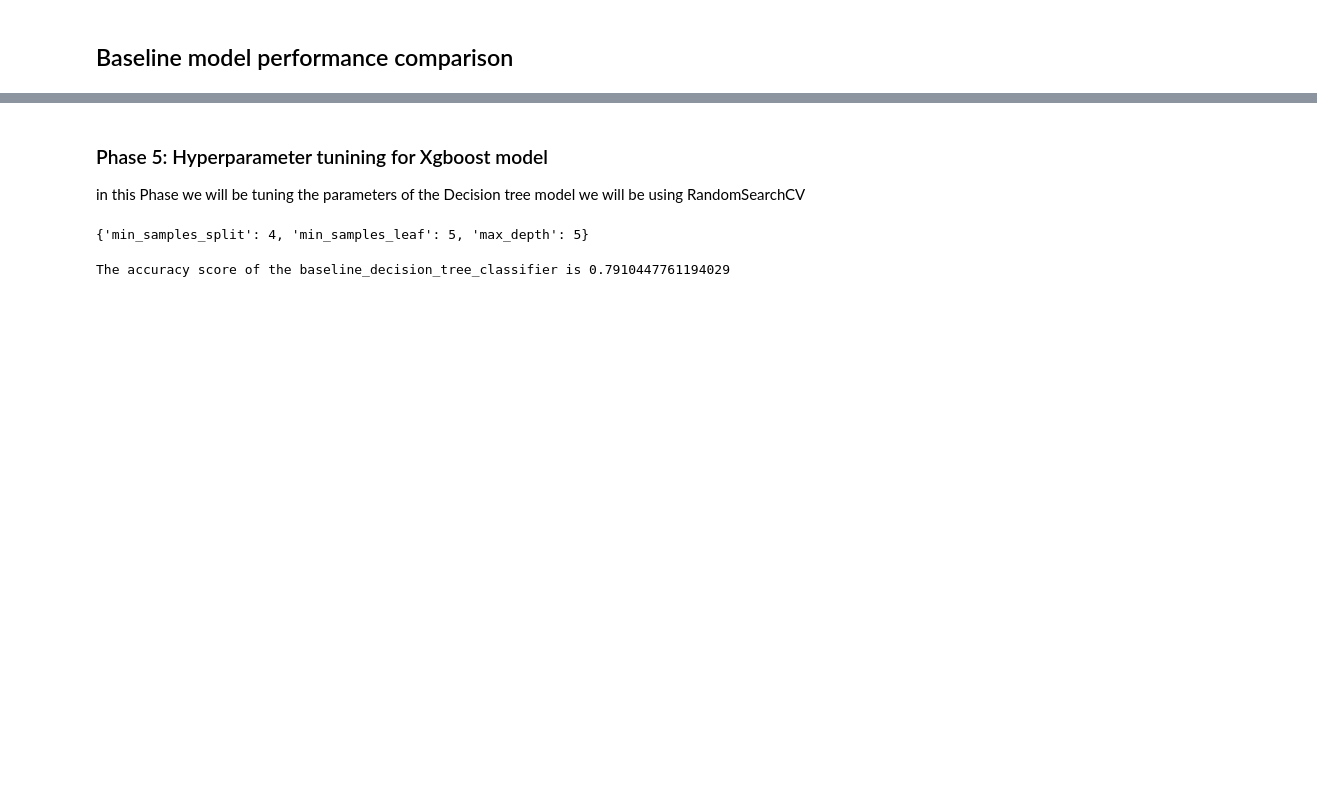
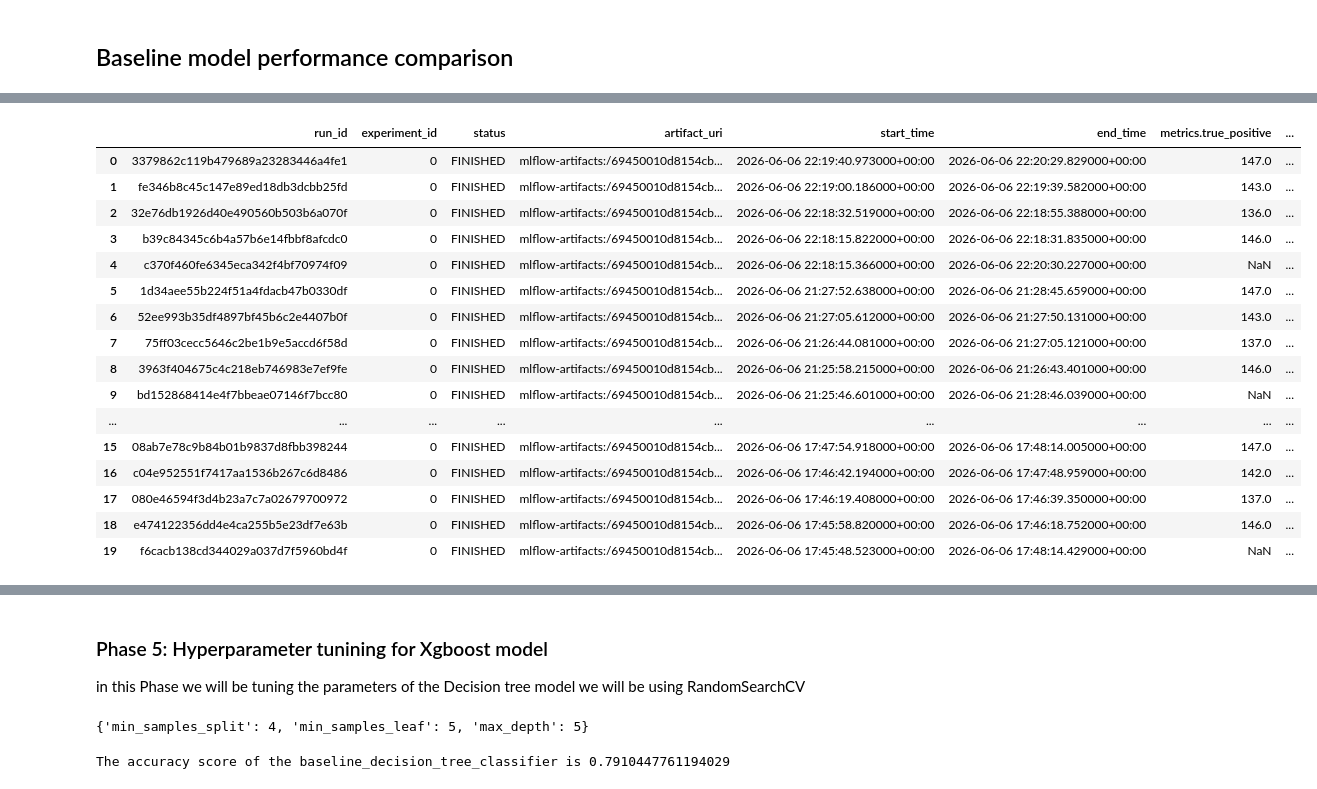
Before and after one commit to metrosmash/analystlab-africa-ml-projects, a Jupyter notebook: week_5/week5-analystlab-titanic-noteboook.ipynb, the cells around one changed output, grey strips where cells are left out. Cells and saved outputs as stored; diff of their text form; code cells hidden in the pictures; blank space fills up the shorter version.

```diff
--- a/week_5/week5-analystlab-titanic-noteboook.ipynb
+++ b/week_5/week5-analystlab-titanic-noteboook.ipynb
@@ -636,3 +642,23 @@ the data was feature engineered with linear models in mind but with some hyper p
 
 #### True negative comparision per model (Scatterplot)
 ![True negative comparison image ](https://res.cloudinary.com/dvcojf8da/image/upload/v1780778724/tn_per_m_vhujnx.png)
+# %%
+mlflow.search_runs()
+# %% [output]
+|  | run_id | experiment_id | status | artifact_uri | start_time | end_time | metrics.true_positive | ... |
+| 0 | 3379862c119b479689a23283446a4fe1 | 0 | FINISHED | mlflow-artifacts:/69450010d8154cb... | 2026-06-06 22:19:40.973000+00:00 | 2026-06-06 22:20:29.829000+00:00 | 147.0 | ... |
+| 1 | fe346b8c45c147e89ed18db3dcbb25fd | 0 | FINISHED | mlflow-artifacts:/69450010d8154cb... | 2026-06-06 22:19:00.186000+00:00 | 2026-06-06 22:19:39.582000+00:00 | 143.0 | ... |
+| 2 | 32e76db1926d40e490560b503b6a070f | 0 | FINISHED | mlflow-artifacts:/69450010d8154cb... | 2026-06-06 22:18:32.519000+00:00 | 2026-06-06 22:18:55.388000+00:00 | 136.0 | ... |
+| 3 | b39c84345c6b4a57b6e14fbbf8afcdc0 | 0 | FINISHED | mlflow-artifacts:/69450010d8154cb... | 2026-06-06 22:18:15.822000+00:00 | 2026-06-06 22:18:31.835000+00:00 | 146.0 | ... |
+| 4 | c370f460fe6345eca342f4bf70974f09 | 0 | FINISHED | mlflow-artifacts:/69450010d8154cb... | 2026-06-06 22:18:15.366000+00:00 | 2026-06-06 22:20:30.227000+00:00 | NaN | ... |
+| 5 | 1d34aee55b224f51a4fdacb47b0330df | 0 | FINISHED | mlflow-artifacts:/69450010d8154cb... | 2026-06-06 21:27:52.638000+00:00 | 2026-06-06 21:28:45.659000+00:00 | 147.0 | ... |
+| 6 | 52ee993b35df4897bf45b6c2e4407b0f | 0 | FINISHED | mlflow-artifacts:/69450010d8154cb... | 2026-06-06 21:27:05.612000+00:00 | 2026-06-06 21:27:50.131000+00:00 | 143.0 | ... |
+| 7 | 75ff03cecc5646c2be1b9e5accd6f58d | 0 | FINISHED | mlflow-artifacts:/69450010d8154cb... | 2026-06-06 21:26:44.081000+00:00 | 2026-06-06 21:27:05.121000+00:00 | 137.0 | ... |
+| 8 | 3963f404675c4c218eb746983e7ef9fe | 0 | FINISHED | mlflow-artifacts:/69450010d8154cb... | 2026-06-06 21:25:58.215000+00:00 | 2026-06-06 21:26:43.401000+00:00 | 146.0 | ... |
+| 9 | bd152868414e4f7bbeae07146f7bcc80 | 0 | FINISHED | mlflow-artifacts:/69450010d8154cb... | 2026-06-06 21:25:46.601000+00:00 | 2026-06-06 21:28:46.039000+00:00 | NaN | ... |
+| ... | ... | ... | ... | ... | ... | ... | ... | ... |
+| 15 | 08ab7e78c9b84b01b9837d8fbb398244 | 0 | FINISHED | mlflow-artifacts:/69450010d8154cb... | 2026-06-06 17:47:54.918000+00:00 | 2026-06-06 17:48:14.005000+00:00 | 147.0 | ... |
+| 16 | c04e952551f7417aa1536b267c6d8486 | 0 | FINISHED | mlflow-artifacts:/69450010d8154cb... | 2026-06-06 17:46:42.194000+00:00 | 2026-06-06 17:47:48.959000+00:00 | 142.0 | ... |
+| 17 | 080e46594f3d4b23a7c7a02679700972 | 0 | FINISHED | mlflow-artifacts:/69450010d8154cb... | 2026-06-06 17:46:19.408000+00:00 | 2026-06-06 17:46:39.350000+00:00 | 137.0 | ... |
+| 18 | e474122356dd4e4ca255b5e23df7e63b | 0 | FINISHED | mlflow-artifacts:/69450010d8154cb... | 2026-06-06 17:45:58.820000+00:00 | 2026-06-06 17:46:18.752000+00:00 | 146.0 | ... |
+| 19 | f6cacb138cd344029a037d7f5960bd4f | 0 | FINISHED | mlflow-artifacts:/69450010d8154cb... | 2026-06-06 17:45:48.523000+00:00 | 2026-06-06 17:48:14.429000+00:00 | NaN | ... |
```
Also changed, not shown: parts of 8 cells of this notebook.
